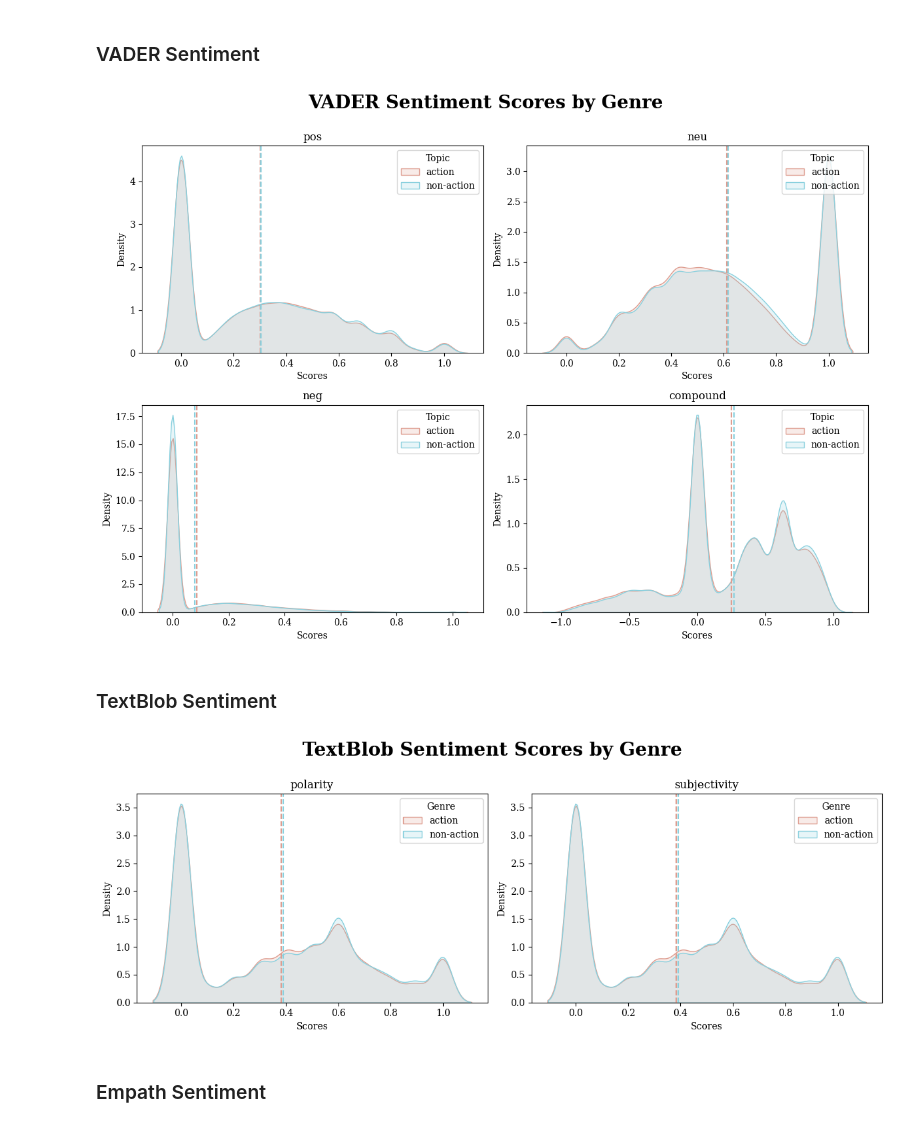
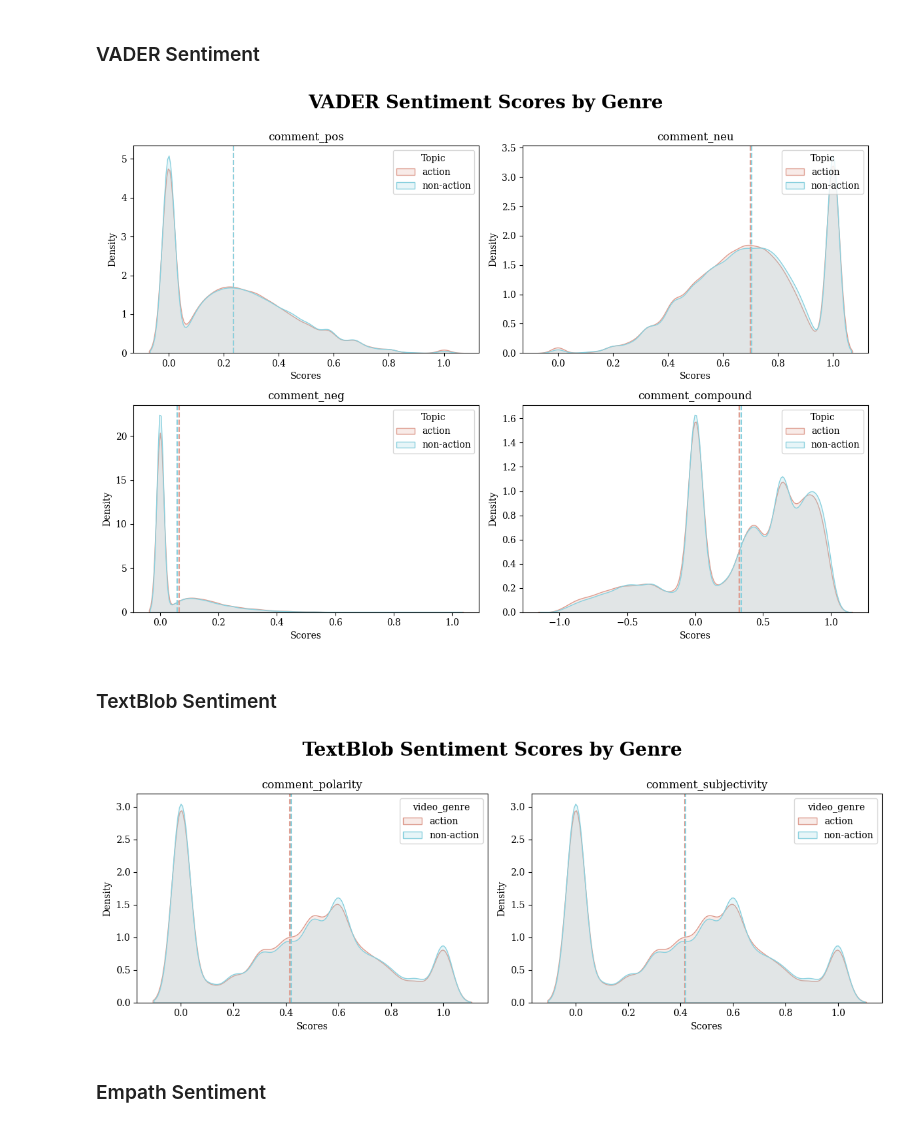
Before and after one commit to IMT-547-Team-1/YouTube-Toxic-Comments, a Jupyter notebook: code/03-preliminary-analysis.ipynb, the cells around one changed output. Saved outputs shown, nothing was run; the diff lists cells and outputs as text; code cells hidden in the pictures.

```diff
--- a/code/03-preliminary-analysis.ipynb
+++ b/code/03-preliminary-analysis.ipynb
@@ -144,8 +146,8 @@ for col in toxicity_cols:
     yt[f"is_{col}"] = yt[col] > alpha
 # %%
 # Number of columns exhibiting toxicity
-is_toxicity_cols = ["is_toxicity", "is_severe_toxicity",
-                 "is_identity_attack", "is_insult",
-                 "is_profanity", "is_threat"]
+is_toxicity_cols = ["is_comment_toxicity", "is_comment_severe_toxicity",
+                    "is_comment_identity_attack", "is_comment_insult",
+                    "is_comment_profanity", "is_comment_threat"]
 yt[is_toxicity_cols].sum()
 # %% [output]
@@ -201,7 +203,7 @@ colors = {"action": "#DE9D90", "non-action": "#89D0DE"}
 
 # Visualize the distribution of data by channel
 for i, col in enumerate(toxicity_cols):
-    for genre, group in yt.groupby("genre"):
+    for genre, group in yt.groupby("video_genre"):
         # Plot the density plot
         sns.kdeplot(group[col], ax = axes[i // 3, i % 3],
                     fill = True, color = colors[genre], alpha = 0.2,
@@ -228,8 +230,8 @@ plt.show()
 ### Hypothesis Testing
 # %%
 # Define the samples
-s1 = yt[yt["genre"] == "non-action"]["toxicity"]
-s2 = yt[yt["genre"] == "action"]["toxicity"]
+s1 = yt[yt["video_genre"] == "non-action"]["comment_toxicity"]
+s2 = yt[yt["video_genre"] == "action"]["comment_toxicity"]
 
 # Significance level
 alpha = 0.05
@@ -294,8 +296,8 @@ Reject H0: The samples come from different distributions.
 # Perform K-S test for each column
 for col in toxicity_cols:
     # Define the samples
-    s1 = yt[yt["genre"] == "non-action"][col]
-    s2 = yt[yt["genre"] == "action"][col]
+    s1 = yt[yt["video_genre"] == "non-action"][col]
+    s2 = yt[yt["video_genre"] == "action"][col]
 
     # Perform KS test for equal distribution
     d, p = stats.kstest(s1, s2)
@@ -356,43 +358,43 @@ Reject H0: The samples come from different distributions.
 ### VADER Sentiment
 # %%
 # Columns to plot
-vader_cols = ["pos", "neu", "neg", "compound"]
+vader_cols = ["comment_pos", "comment_neu", "comment_neg", "comment_compound"]
 
 # Set up the figure with subplots
 fig, axes = plt.subplots(nrows = 2, ncols = 2, figsize = (12, 8.5))
 
 # Set the color scheme
 colors = {"action": "#DE9D90", "non-action": "#89D0DE"}
 
 # Visualize the distribution of data by channel
 for i, col in enumerate(vader_cols):
-    for genre, group in yt.groupby("genre"):
+    for genre, group in yt.groupby("video_genre"):
         # Plot the density plot
         sns.kdeplot(group[col], ax = axes[i // 2, i % 2],
                     fill = True, color = colors[genre], alpha = 0.2,
                     label = genre)
         # Plot the average line
         axes[i // 2, i % 2].axvline(group[col].mean(),
                         linestyle = "--",
                         color = colors[genre])
     axes[i // 2, i % 2].set_title(col)
     axes[i // 2, i % 2].set_xlabel("Scores")
     axes[i // 2, i % 2].set_ylabel("Density")
     axes[i // 2, i % 2].legend(title = "Topic")
 
 # Display the plot
 fig.suptitle("VADER Sentiment Scores by Genre",
              size = 20, weight = "bold", y = 1)
 fig.tight_layout()
 plt.savefig("../viz/02a-sentiment-vader-by-genre.png", dpi=300, transparent=True)
 plt.show()
 # %% [output]
-[figure, old version]
+[figure, new version]
 # %% [markdown]
 ### TextBlob Sentiment
 # %%
 # Columns to plot
-textblob_cols = ["polarity", "subjectivity"]
+textblob_cols = ["comment_polarity", "comment_subjectivity"]
 
 # Set up the figure with subplots
 fig, axes = plt.subplots(nrows = 1, ncols = 2, figsize = (12, 4.5))
@@ -402,7 +404,7 @@ colors = {"action": "#DE9D90", "non-action": "#89D0DE"}
 
 # Visualize the distribution of data by genre
 for i, col in enumerate(textblob_cols):
-    for genre, group in yt.groupby("genre"):
+    for genre, group in yt.groupby("video_genre"):
         # Plot the density plot
         sns.kdeplot(group[col], ax = axes[i],
                     fill = True, color = colors[genre], alpha = 0.2,
@@ -414,7 +416,7 @@ for i, col in enumerate(textblob_cols):
     axes[i].set_title(col)
     axes[i].set_xlabel("Scores")
     axes[i].set_ylabel("Density")
-    axes[i].legend(title = "Genre")
+    axes[i].legend(title = "video_genre")
 
 # Display the plot
 fig.suptitle("TextBlob Sentiment Scores by Genre",
@@ -423,7 +425,7 @@ fig.tight_layout()
 plt.savefig("../viz/02b-sentiment-textblob-by-genre.png", dpi=300, transparent=True)
 plt.show()
 # %% [output]
-[figure, old version]
+[figure, new version]
 # %% [markdown]
 ### Empath Sentiment
 # %%
```
Also changed, not shown: parts of 30 cells of this notebook, 3 other files.
